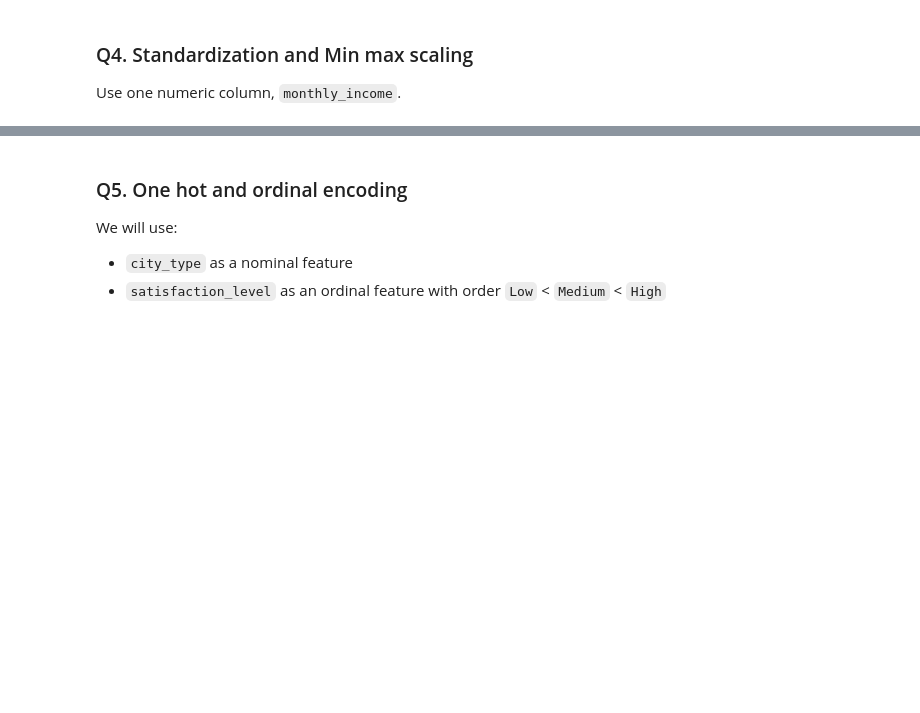
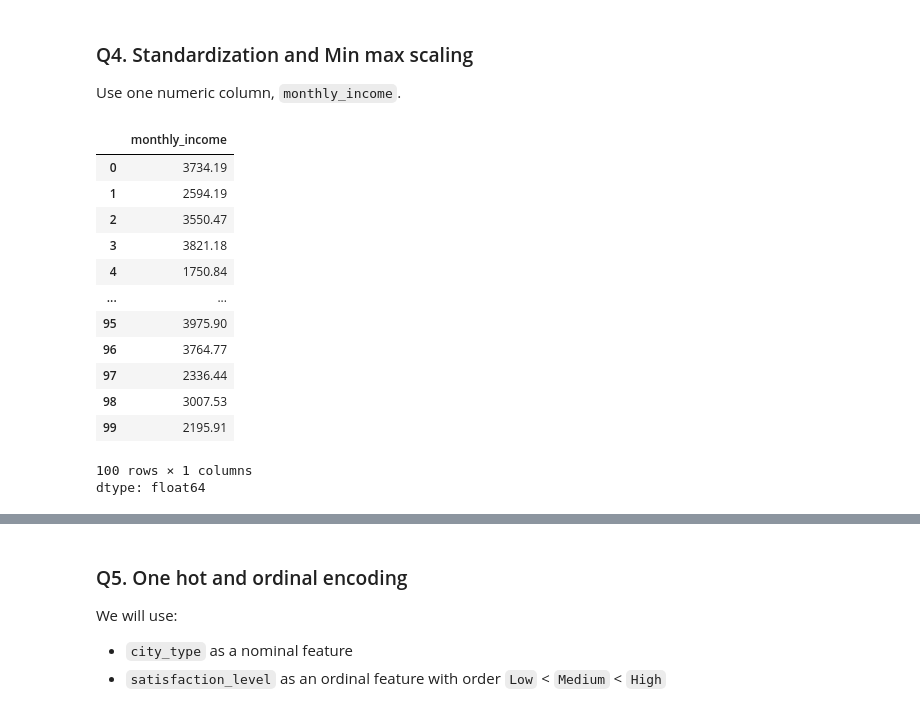
Before and after one commit to tanvirrahmanaz/Phitron, a Jupyter notebook: Assignment_01_Machine_Learning_Course.ipynb, the cells around one changed output, grey strips where cells are left out. Cells and saved outputs as stored; diff of their text form; code cells hidden in the pictures; blank space fills up the shorter version.

```diff
--- a/Assignment_01_Machine_Learning_Course.ipynb
+++ b/Assignment_01_Machine_Learning_Course.ipynb
@@ -181,5 +189,23 @@ Now we will pick a few features and apply scaling and encoding.
 Use one numeric column, `monthly_income`.
 # %%
 # Q4.1: Choose the numeric column [2 marks]
+
+num_col = df["monthly_income"]
+num_col
+# %% [output]
+|  | monthly_income |
+| 0 | 3734.19 |
+| 1 | 2594.19 |
+| 2 | 3550.47 |
+| 3 | 3821.18 |
+| 4 | 1750.84 |
+| ... | ... |
+| 95 | 3975.90 |
+| 96 | 3764.77 |
+| 97 | 2336.44 |
+| 98 | 3007.53 |
+| 99 | 2195.91 |
+100 rows × 1 columns
+dtype: float64
 # %%
 # Q4.2: Standardization with z-score [10 marks]
```
Also changed, not shown: parts of 9 cells of this notebook.
